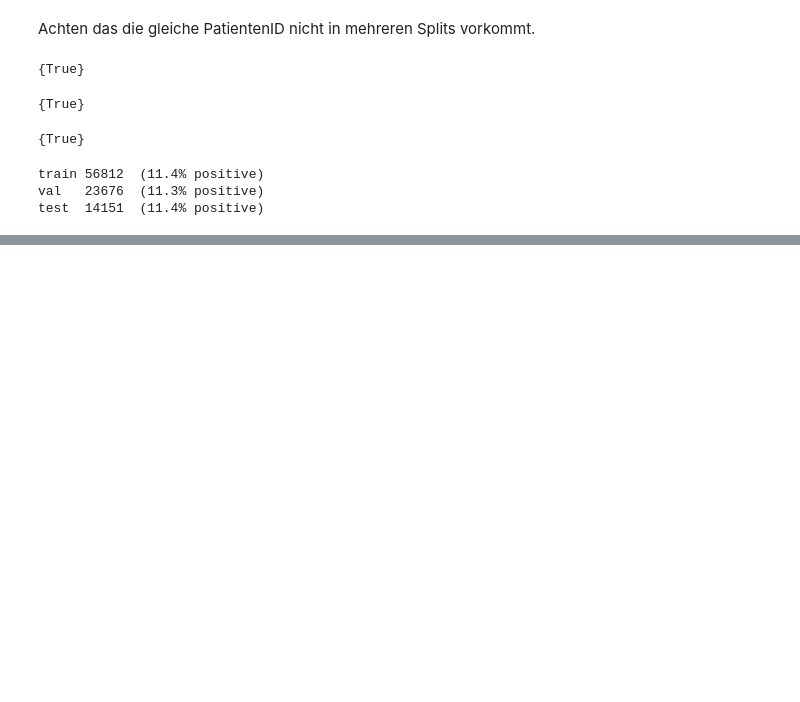
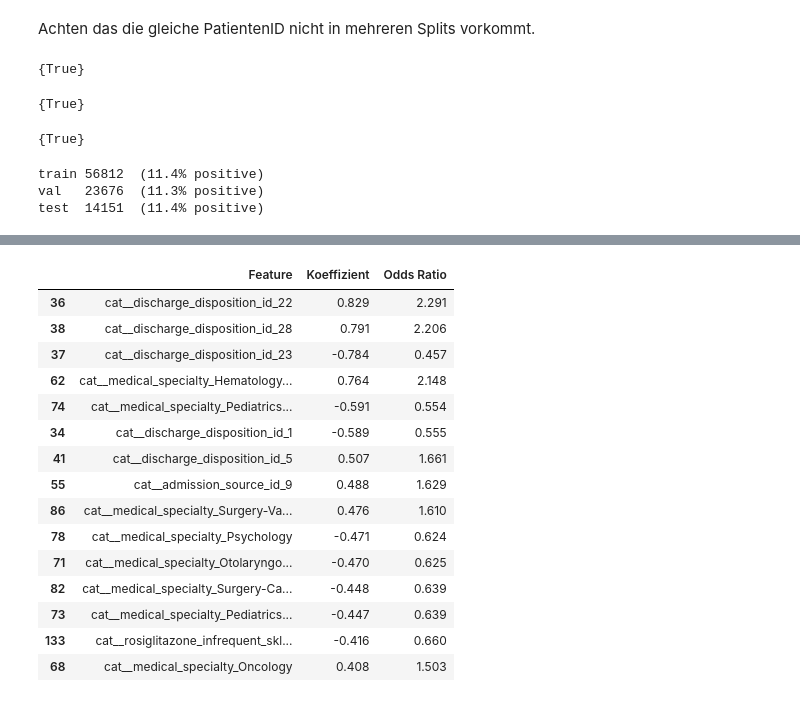
Before and after one commit to Marcinho2107/KIGW, a Jupyter notebook: ue1/ue1_elbischger_krauss.ipynb, the cells around one changed output, grey strips where cells are left out. Cells and saved outputs as stored; diff of their text form; code cells hidden in the pictures; blank space fills up the shorter version.

Commit message:
Add feature encoding and logistic regression baseline (Task 3)
Co-Authored-By: Claude Opus 5.5 <noreply@anthropic.com>

```diff
--- a/ue1/ue1_elbischger_krauss.ipynb
+++ b/ue1/ue1_elbischger_krauss.ipynb
@@ -582,0 +648,25 @@ test  14151  (11.4% positive)
+# %%
+#finales Baseline-Modell mit dem besten C
+log_reg = LogisticRegression(C=best_C, class_weight="balanced", max_iter=2000, random_state=SEED)
+log_reg.fit(X_train_enc, Y_train)
+
+p_val_lr = log_reg.predict_proba(X_val_enc)[:, 1]
+auroc_val_lr = roc_auc_score(Y_val, p_val_lr)
+
+#Unsicherheit der AUROC: Bootstrap über die Validierungsaufenthalte (95%-Konfidenzintervall)
+rng = np.random.default_rng(SEED)
+boot = []
+for _ in range(1000):
+    idx = rng.integers(0, len(Y_val), len(Y_val))
+    boot.append(roc_auc_score(Y_val[idx], p_val_lr[idx]))
+ci_low, ci_high = np.percentile(boot, [2.5, 97.5])
+print(f"Logistische Regression - AUROC val: {auroc_val_lr:.3f} (95%-KI {ci_low:.3f} - {ci_high:.3f})")
+
+#Confusion Matrix auf dem Validierungsset (Schwelle 0,5)
+pred_val_lr = (p_val_lr >= 0.5).astype(int)
+cm_lr = confusion_matrix(Y_val, pred_val_lr)
+display(pd.DataFrame(cm_lr,
+                     index=["tatsächlich: keine frühe WA", "tatsächlich: WA <30 Tage"],
+                     columns=["vorhergesagt: keine frühe WA", "vorhergesagt: WA <30 Tage"]))
+tn, fp, fn, tp = cm_lr.ravel()
+print(f"Sensitivität: {tp/(tp+fn):.3f} | Spezifität: {tn/(tn+fp):.3f} | PPV: {tp/(tp+fp):.3f}")
@@ -582,0 +679,23 @@ test  14151  (11.4% positive)
+# %%
+#einflussreichste Features (Odds Ratios) zur Plausibilitätskontrolle
+coefs = pd.DataFrame({"Feature": feature_names, "Koeffizient": log_reg.coef_[0]})
+coefs["Odds Ratio"] = np.exp(coefs["Koeffizient"])
+coefs = coefs.reindex(coefs["Koeffizient"].abs().sort_values(ascending=False).index)
+display(coefs.head(15).round(3))
+# %% [output]
+|  | Feature | Koeffizient | Odds Ratio |
+| 36 | cat__discharge_disposition_id_22 | 0.829 | 2.291 |
+| 38 | cat__discharge_disposition_id_28 | 0.791 | 2.206 |
+| 37 | cat__discharge_disposition_id_23 | -0.784 | 0.457 |
+| 62 | cat__medical_specialty_Hematology... | 0.764 | 2.148 |
+| 74 | cat__medical_specialty_Pediatrics... | -0.591 | 0.554 |
+| 34 | cat__discharge_disposition_id_1 | -0.589 | 0.555 |
+| 41 | cat__discharge_disposition_id_5 | 0.507 | 1.661 |
+| 55 | cat__admission_source_id_9 | 0.488 | 1.629 |
+| 86 | cat__medical_specialty_Surgery-Va... | 0.476 | 1.610 |
+| 78 | cat__medical_specialty_Psychology | -0.471 | 0.624 |
+| 71 | cat__medical_specialty_Otolaryngo... | -0.470 | 0.625 |
+| 82 | cat__medical_specialty_Surgery-Ca... | -0.448 | 0.639 |
+| 73 | cat__medical_specialty_Pediatrics... | -0.447 | 0.639 |
+| 133 | cat__rosiglitazone_infrequent_skl... | -0.416 | 0.660 |
+| 68 | cat__medical_specialty_Oncology | 0.408 | 1.503 |
```
Also changed, not shown: parts of 8 cells of this notebook.
